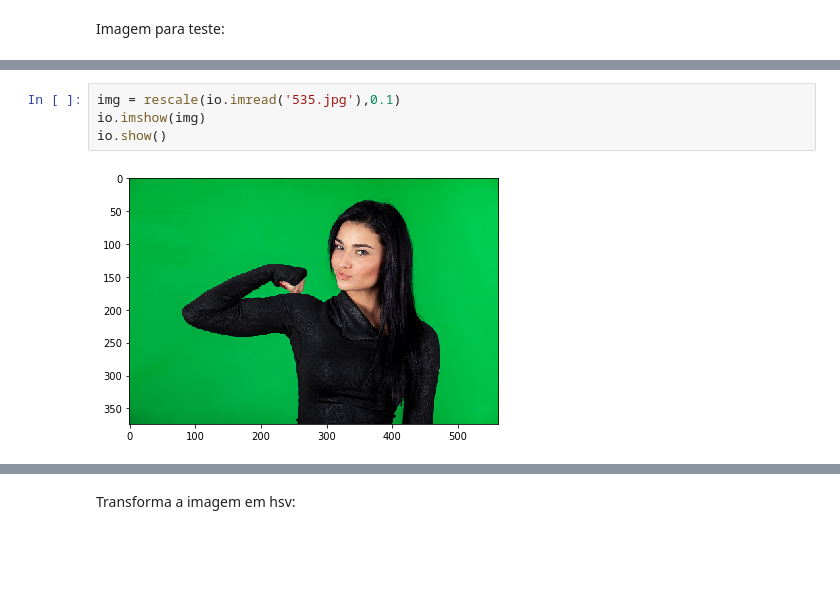
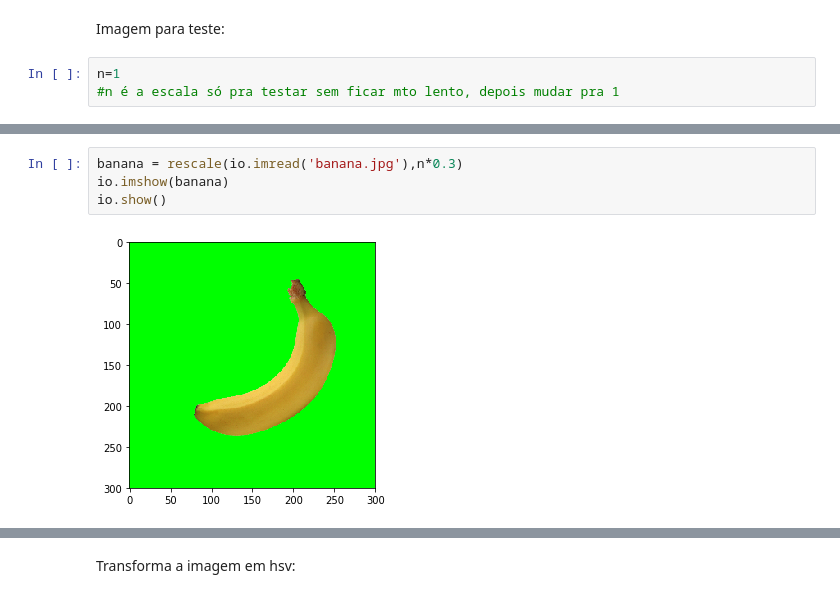
Before and after one commit to janarf/processamento-de-imagens1, a Jupyter notebook: tp1/tp1.ipynb, the cells around one changed output, grey strips where cells are left out. Drawn from its saved outputs; the diff is of its cells as text; blank space fills up the shorter version.

```diff
--- a/tp1/tp1.ipynb
+++ b/tp1/tp1.ipynb
@@ -36,2 +47,5 @@ def hist_h(img):
 # %% [markdown]
 Imagem para teste:
+# %%
+n=1
+#n é a escala só pra testar sem ficar mto lento, depois mudar pra 1
@@ -38,6 +58,6 @@ Imagem para teste:
 # %%
-img = rescale(io.imread('535.jpg'),0.1)
-io.imshow(img)
+banana = rescale(io.imread('banana.jpg'),n*0.3)
+io.imshow(banana)
 io.show()
 # %% [output]
-[figure, old version]
+[figure, new version]
```
Also changed, not shown: parts of 29 cells of this notebook, 11 other files.
